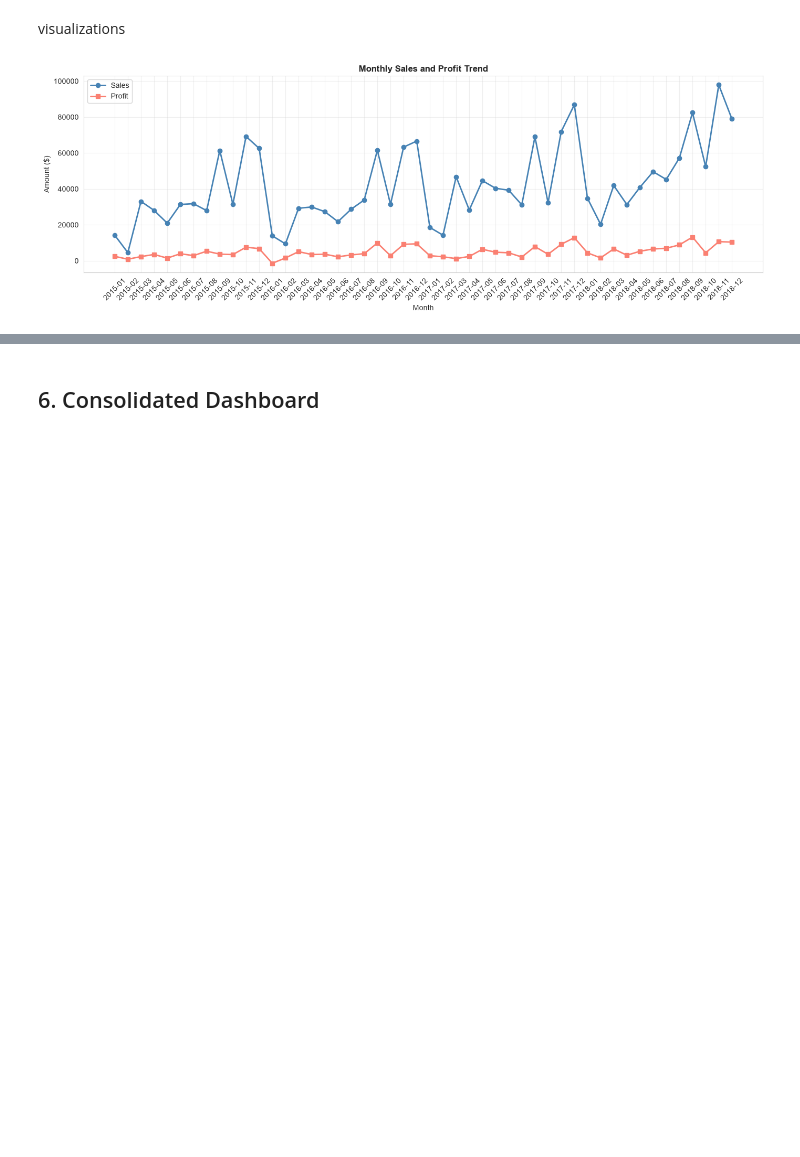
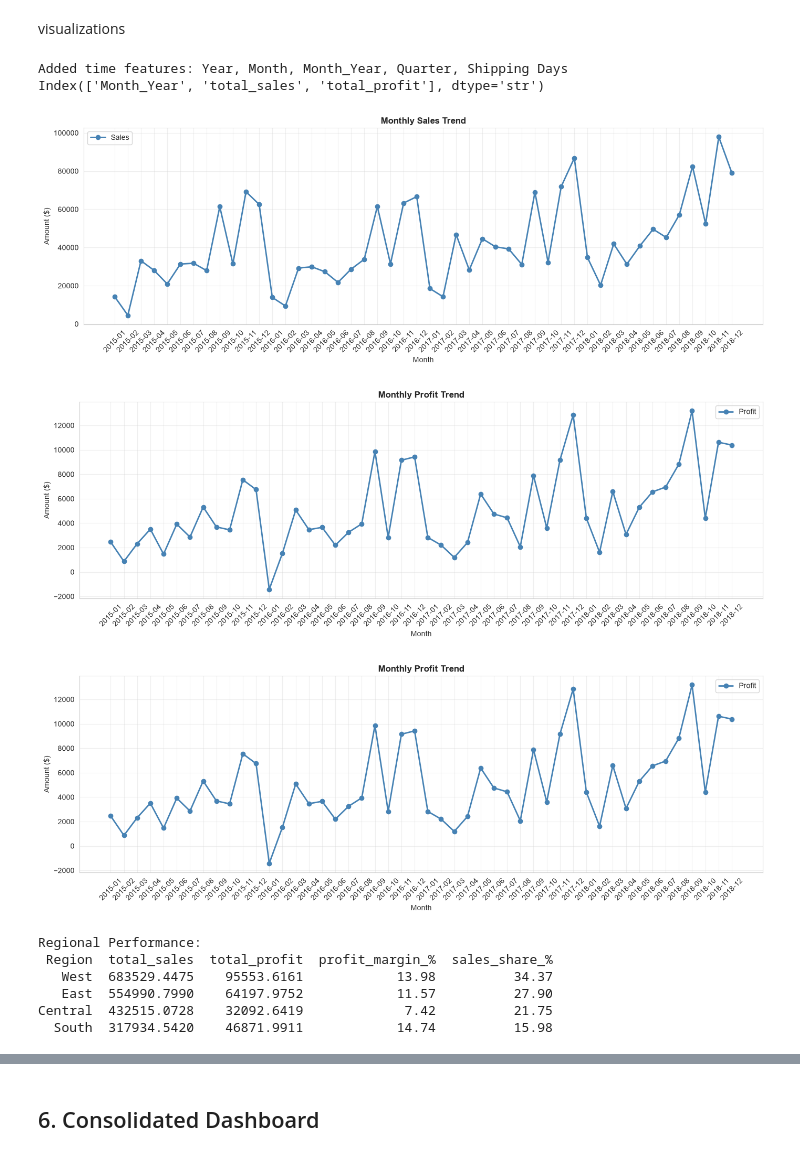
Before and after one commit to z8978630-tech/superstore_analysis, a Jupyter notebook: notebooks/analysis_modular.ipynb, the cells around one changed output, grey strips where cells are left out. Saved outputs shown, nothing was run; the diff lists cells and outputs as text; code cells hidden in the pictures; blank space fills up the shorter version.

```diff
--- a/notebooks/analysis_modular.ipynb
+++ b/notebooks/analysis_modular.ipynb
@@ -38,8 +69,7 @@ sns.set_style("whitegrid")
 # %% [markdown]
 Data loading
 # %%
-df=dl.load_data('../data/Sample-Superstore.xlsx')
-df = load_data(r'C:\Users\MehrIT\Desktop\ds_practice\SampleSuperstore\SampleSuperstore\data\Sample-Superstore.xlsx')
+df = load_data(r'..\data\Sample-Superstore.xlsx')
 df.head()
 print(df.shape)
 print(df.columns.tolist())
@@ -91,6 +222,23 @@ All summaries computed!
 # %% [markdown]
 visualizations
 # %%
-plot_monthly_trend(monthly, '../images/monthly_trend.png')
+monthly_trend=get_monthly_summary(df)
+print(monthly_trend.columns)
+viz.plot_monthly_trend(monthly_trend, '../images_chart/monthly_trend.png')
+viz.plot_monthly_profit_trend(monthly_trend, '../images_chart/monthly_trend_profit.png')
 # %% [output]
+Added time features: Year, Month, Month_Year, Quarter, Shipping Days
+Index(['Month_Year', 'total_sales', 'total_profit'], dtype='str')
-[figure, old version]
+[figure, new version]
+[figure, added]
+[figure, added]
+# %%
+print(f"\nRegional Performance:")
+print(region.to_string(index=False))
+# %% [output]
+Regional Performance:
+ Region  total_sales  total_profit  profit_margin_%  sales_share_%
+   West  683529.4475    95553.6161            13.98          34.37
+   East  554990.7990    64197.9752            11.57          27.90
+Central  432515.0728    32092.6419             7.42          21.75
+  South  317934.5420    46871.9911            14.74          15.98
```
Also changed, not shown: parts of 27 cells of this notebook, 40 other files.
